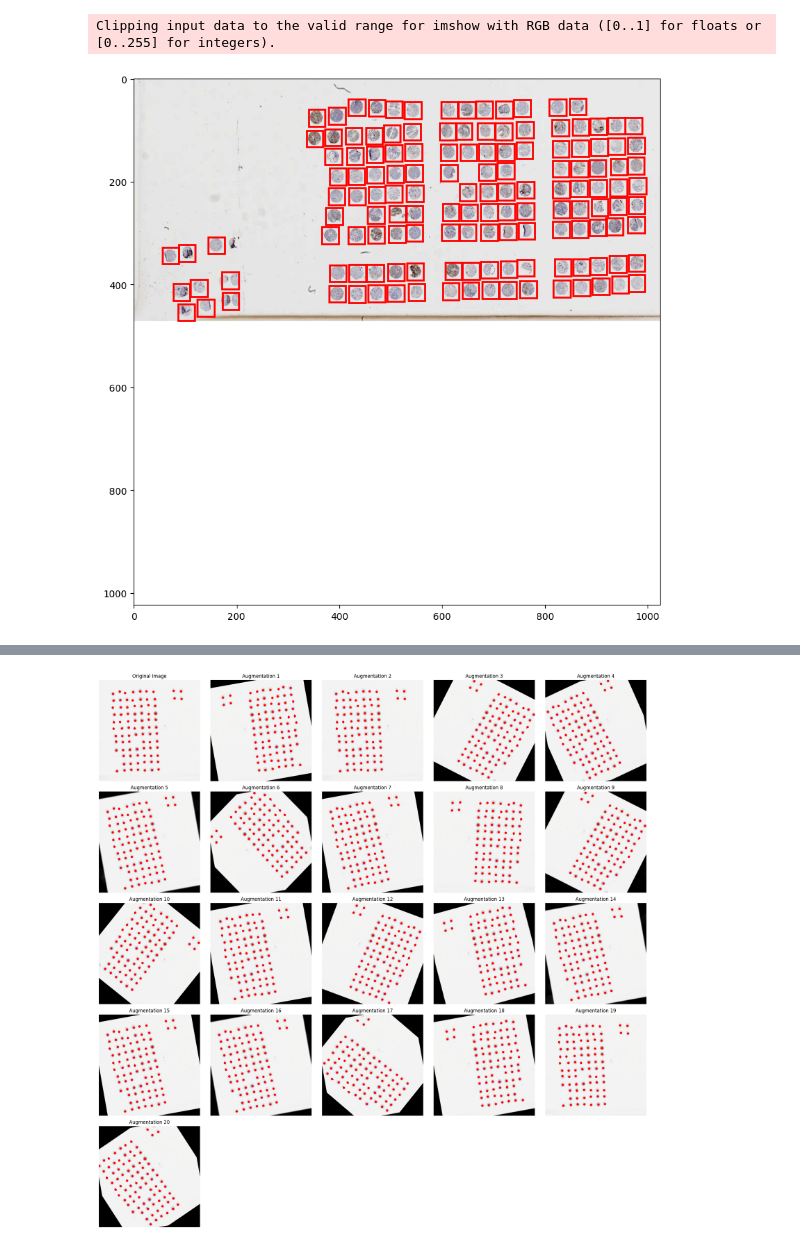
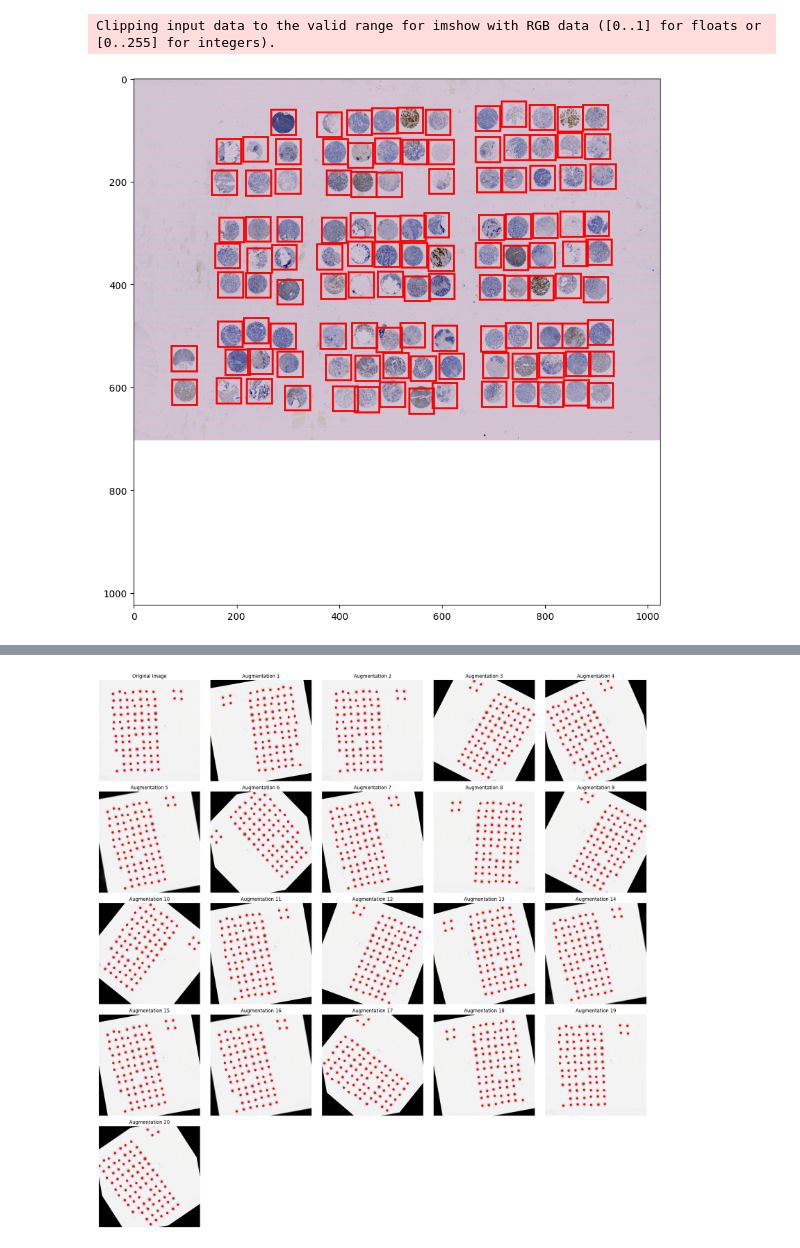
Before and after one commit to episphere/tma-grid, a Jupyter notebook: Jupyter_Notebooks/data_augmentation.ipynb, the cells around one changed output, grey strips where cells are left out. Saved outputs shown, nothing was run; the diff lists cells and outputs as text; code cells hidden in the pictures.

```diff
--- a/Jupyter_Notebooks/data_augmentation.ipynb
+++ b/Jupyter_Notebooks/data_augmentation.ipynb
@@ -119,15 +119,15 @@ def plot_image_with_boxes(image, boxes, figsize=(10, 10)):
 
     plt.show()
 # %%
-image_number = 1
+image_number = 30
 # Example usage:
 # Assuming `images` is your array of images loaded from the dataset and
 # `boxes` is the array of bounding boxes for the corresponding images.
 # Here we visualize the first image and its boxes.
 plot_image_with_boxes(images[image_number], boxes[image_number])
 # %% [output]
 Clipping input data to the valid range for imshow with RGB data ([0..1] for floats or [0..255] for integers).
-[figure, old version]
+[figure, new version]
 # %%
 import albumentations as A
 import cv2
```
Also changed, not shown: parts of 1 cell of this notebook, 1 other file.
